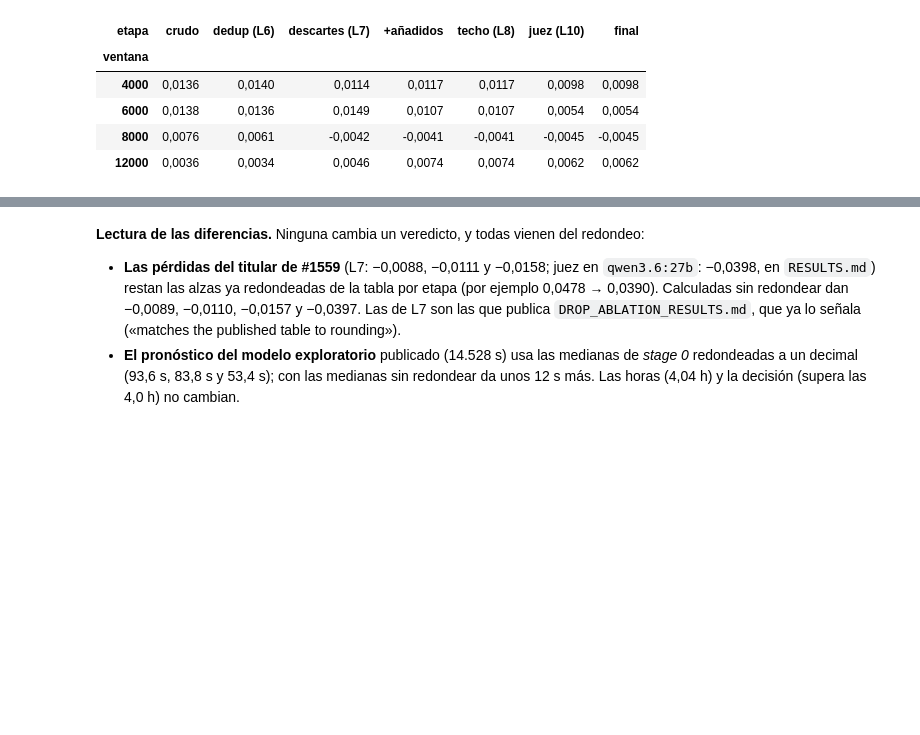
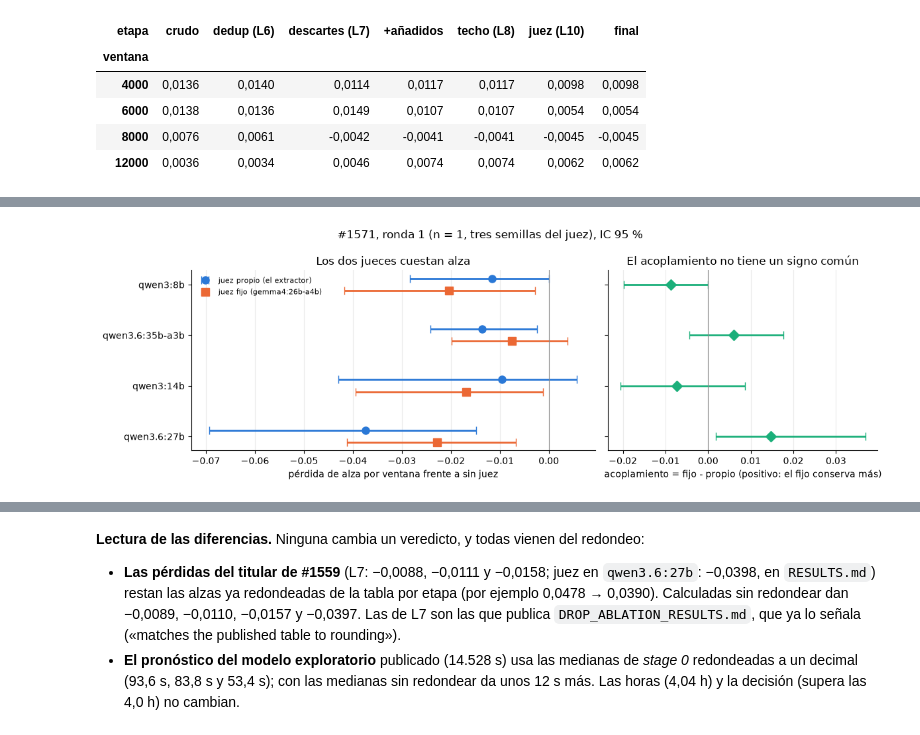
Before and after one commit to jasonssdev/mcd-afg, a Jupyter notebook: notebooks/18-jss-extraccion-de-conceptos-openkos.ipynb, the cells around one changed output, grey strips where cells are left out. Cells and saved outputs as stored; diff of their text form; code cells hidden in the pictures; blank space fills up the shorter version.

```diff
--- a/notebooks/18-jss-extraccion-de-conceptos-openkos.ipynb
+++ b/notebooks/18-jss-extraccion-de-conceptos-openkos.ipynb
@@ -961,0 +1086,48 @@ display(
+# %%
+order = [m for m in SCREEN_MODELS if m != FIXED_JUDGE]
+d = jsi.loc[order]
+fig, (ax1, ax2) = plt.subplots(1, 2, figsize=(12, 4), sharey=True, width_ratios=(3, 2))
+y = list(range(len(order)))
+for arm, color, marker, shift, label in (
+    ("self", "#2a78d6", "o", -0.12, "juez propio (el extractor)"),
+    ("fixed", "#eb6834", "s", 0.12, "juez fijo (gemma4:26b-a4b)"),
+):
+    ax1.errorbar(
+        d[f"{arm}_loss"],
+        [i + shift for i in y],
+        xerr=[d[f"{arm}_loss"] - d[f"{arm}_loss_low"], d[f"{arm}_loss_high"] - d[f"{arm}_loss"]],
+        fmt=marker,
+        color=color,
+        elinewidth=2,
+        capsize=4,
+        markersize=8,
+        label=label,
+    )
+ax1.axvline(0, color="#888888", linewidth=0.8)
+ax1.set_yticks(y, order)
+ax1.invert_yaxis()
+ax1.set_xlabel("pérdida de alza por ventana frente a sin juez")
+ax1.set_title("Los dos jueces cuestan alza")
+ax1.legend(frameon=False, fontsize=8, loc="upper left")
+ax2.errorbar(
+    d.coupling,
+    y,
+    xerr=[d.coupling - d.coupling_low, d.coupling_high - d.coupling],
+    fmt="D",
+    color="#1baf7a",
+    elinewidth=2,
+    capsize=4,
+    markersize=8,
+)
+ax2.axvline(0, color="#888888", linewidth=0.8)
+ax2.set_xlabel("acoplamiento = fijo - propio (positivo: el fijo conserva más)")
+ax2.set_title("El acoplamiento no tiene un signo común")
+for ax in (ax1, ax2):
+    ax.grid(axis="x", alpha=0.25)
+    for side in ("top", "right"):
+        ax.spines[side].set_visible(False)
+fig.suptitle("#1571, ronda 1 (n = 1, tres semillas del juez), IC 95 %")
+fig.tight_layout()
+plt.show()
+# %% [output]
+[figure, added]
```
Also changed, not shown: parts of 15 cells of this notebook, 1 other file.
